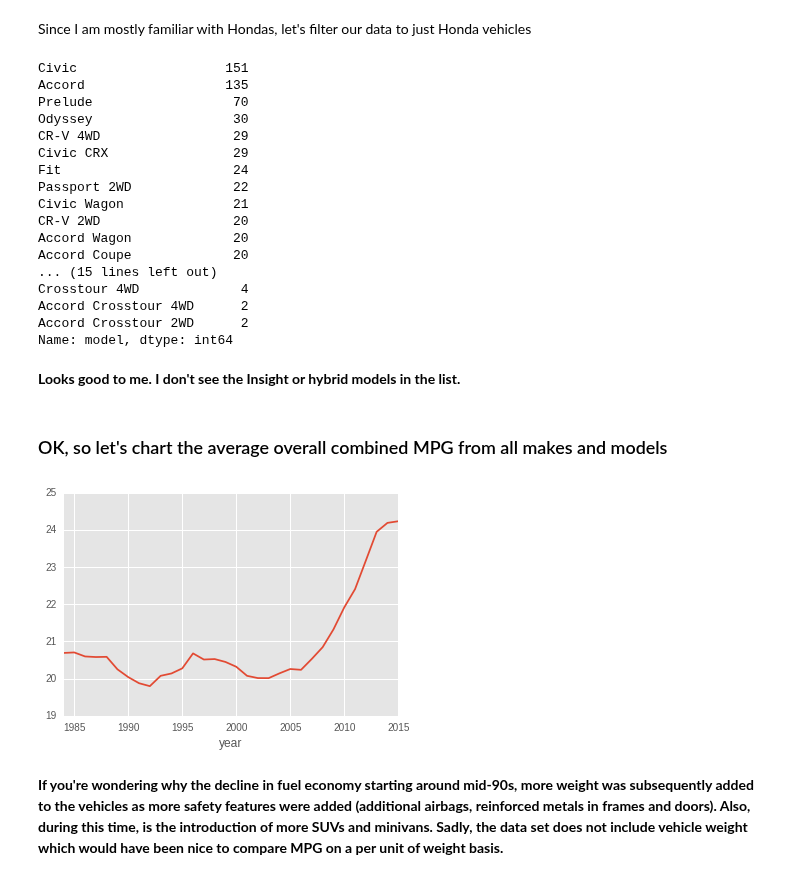
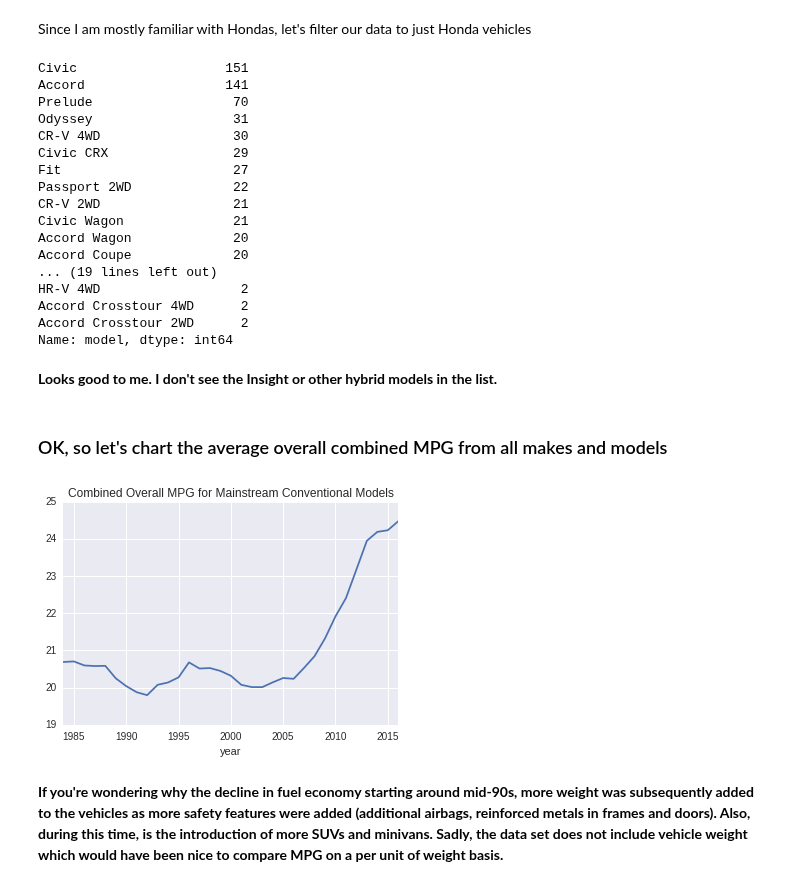
Before and after one commit to pybokeh/jupyter_notebooks, a Jupyter notebook: pandas/fuel_efficiency_python.ipynb, the cells around one changed output. Saved outputs shown, nothing was run; the diff lists cells and outputs as text; code cells hidden in the pictures.

```diff
--- a/pandas/fuel_efficiency_python.ipynb
+++ b/pandas/fuel_efficiency_python.ipynb
@@ -20,6 +20,5 @@ import matplotlib.pyplot as plt
 import seaborn as sns
 pd.options.display.max_columns = 100
 pd.options.display.max_rows = 100
-plt.style.use('ggplot')
 # %%
 # Read the downloaded csv file as input
@@ -173,0 +205,20 @@ mainstream_vehicles = vehicles[criteria1 & criteria2 & criteria3 & (criteria4 |
+# %%
+from pandasql import PandaSQL
+
+pdsql = PandaSQL()
+# %%
+sql = """
+select *
+
+from vehicles
+
+where
+fuelType1 in('Regular Gasoline','Premium Gasoline','Midgrade Gasoline')
+and fuelType2 = 'missing'
+and atvType = 'missing'
+and cylinders in(4.0,6.0)
+and not(year = 2017)
+"""
+# caveat: had to use foat representation of cylinders
+
+mainstream_vehicles = pdsql(sql)
@@ -191,33 +246,34 @@ honda = mainstream_vehicles[only_honda]
 honda.model.value_counts()
 # %% [output]
 Civic                   151
-Accord                  135
+Accord                  141
 Prelude                  70
-Odyssey                  30
-CR-V 4WD                 29
+Odyssey                  31
+CR-V 4WD                 30
 Civic CRX                29
-Fit                      24
+Fit                      27
 Passport 2WD             22
+CR-V 2WD                 21
 Civic Wagon              21
-CR-V 2WD                 20
 Accord Wagon             20
 Accord Coupe             20
-... (15 lines left out)
-Crosstour 4WD             4
+... (19 lines left out)
+HR-V 4WD                  2
 Accord Crosstour 4WD      2
 Accord Crosstour 2WD      2
 Name: model, dtype: int64
 # %% [markdown]
-**Looks good to me.  I don't see the Insight or hybrid models in the list.**
+**Looks good to me.  I don't see the Insight or other hybrid models in the list.**
 # %% [markdown]
 ### OK, so let's chart the average overall combined MPG from all makes and models
 # %%
 # Group the data by model year
 by_year = mainstream_vehicles.pivot_table(values='comb08', index='year', aggfunc=np.mean)
 by_year.plot()
+plt.title('Combined Overall MPG for Mainstream Conventional Models')
 plt.show()
 # %% [output]
-[figure, old version]
+[figure, new version]
 # %% [markdown]
 **If you're wondering why the decline in fuel economy starting around mid-90s, more weight was subsequently added to the vehicles as more safety features were added (additional airbags, reinforced metals in frames and doors).  Also, during this time, is the introduction of more SUVs and minivans.  Sadly, the data set does not include vehicle weight which would have been nice to compare MPG on a per unit of weight basis.**
 # %% [markdown]
```
Also changed, not shown: parts of 35 cells of this notebook, 1 other file.
